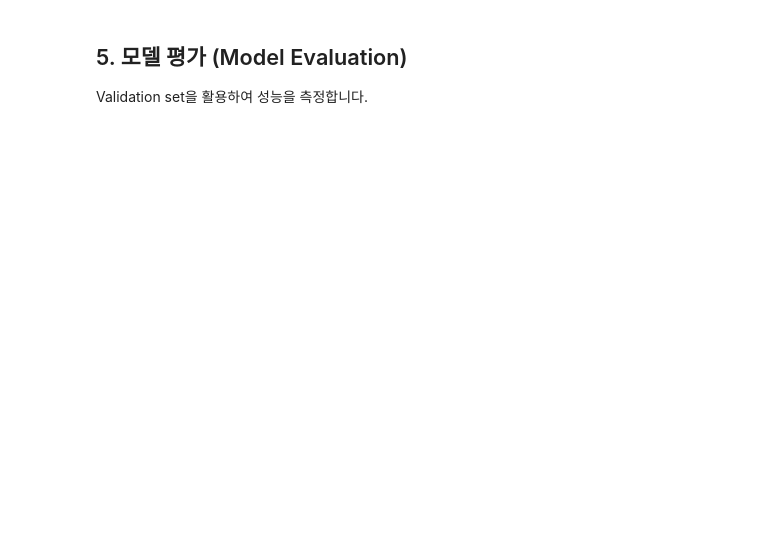
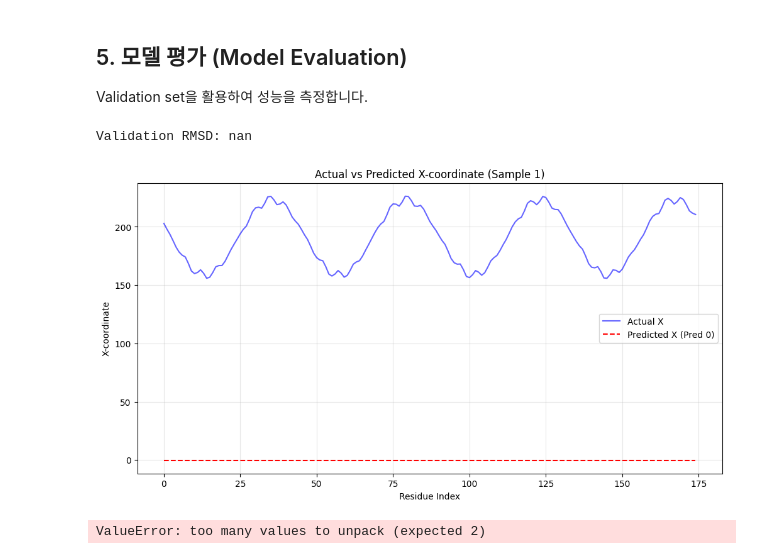
Before and after one commit to tkdwl05/stanford-rna-3d-folding-2, a Jupyter notebook: final_solution.ipynb, the cells around one changed output. Drawn from its saved outputs; the diff is of its cells as text; code cells hidden in the pictures; blank space fills up the shorter version.

```diff
--- a/final_solution.ipynb
+++ b/final_solution.ipynb
@@ -87,0 +93,7 @@ val_loader = DataLoader(val_dataset, batch_size=32, shuffle=False)
+# %%
+train_df['seq_len'] = train_df['sequence'].str.len()
+train_df['coord_len'] = train_df['coordinates'].apply(len)
+mismatch = train_df['seq_len'] != train_df['coord_len']
+
+print("길이 불일치 샘플 수:", mismatch.sum())
+print(train_df.loc[mismatch, ['target_id','seq_len','coord_len']].head())
@@ -145,28 +381,69 @@ Validation set을 활용하여 성능을 측정합니다.
 # %%
 model.eval()
 val_loss = 0
 all_preds = []
 all_targets = []
 
 with torch.no_grad():
-    for seq, target in val_loader:
-        seq, target = seq.to(device), target.to(device)
-        output = model(seq)
-        loss = criterion(output, target)
+    for seq, target, mask in val_loader:
+        seq, target, mask = seq.to(device), target.to(device), mask.to(device)
+        preds = model(seq)
+        loss = criterion(preds, target, mask)
         val_loss += loss.item()
 
-        all_preds.append(output.cpu().numpy())
+        # For visualization, just take the first prediction (k=0)
+        all_preds.append(preds[:, 0, :, :].cpu().numpy())
         all_targets.append(target.cpu().numpy())
 
-print(f"Validation MAE: {val_loss/len(val_loader):.4f}")
+print(f"Validation RMSD: {val_loss/len(val_loader):.4f}")
 
-# 시각화 (첫 번째 샘플의 x축 좌표)
+# Visualization (Sample 1)
 plt.figure(figsize=(12, 6))
-plt.plot(all_targets[0][0, :, 0], label='Actual X', color='blue', alpha=0.6)
-plt.plot(all_preds[0][0, :, 0], label='Predicted X', color='red', linestyle='--')
+# Remove padding via mask
+t_sample = all_targets[0][0]
+p_sample = all_preds[0][0]
+
+mask_viz = np.abs(t_sample).sum(axis=1) > 0
+t_sample = t_sample[mask_viz]
+p_sample = p_sample[mask_viz[:len(p_sample)]]
+
+plt.plot(t_sample[:, 0], label='Actual X', color='blue', alpha=0.6)
+plt.plot(p_sample[:, 0], label='Predicted X (Pred 0)', color='red', linestyle='--')
 plt.title('Actual vs Predicted X-coordinate (Sample 1)')
 plt.xlabel('Residue Index')
 plt.ylabel('X-coordinate')
 plt.legend()
 plt.grid(True, alpha=0.3)
 plt.show()
+# %% [output]
+Validation RMSD: nan
+[figure, added]
+# %%
+# val_loader에서 첫 배치 하나 꺼내서 정확히 비교 시각화
+seq_batch, target_batch = next(iter(val_loader))
+seq_batch = seq_batch.to(device)
+target_batch = target_batch.to(device)
+
+model.eval()
+with torch.no_grad():
+    pred_batch = model(seq_batch)
+
+# 첫 샘플의 실제 길이 (PAD=0 기준)
+seq0 = seq_batch[0].detach().cpu().numpy()
+L = int((seq0 != 0).sum())  # 실제 residue 길이
+
+t0 = target_batch[0].detach().cpu().numpy()[:L]  # (L,3)
+p0 = pred_batch[0].detach().cpu().numpy()[:L]    # (L,3)
+
+import matplotlib.pyplot as plt
+plt.figure(figsize=(12, 6))
+plt.plot(t0[:, 0], label="Actual X", alpha=0.7)
+plt.plot(p0[:, 0], label="Pred X", linestyle="--", alpha=0.9)
+plt.title(f"Actual vs Predicted X (Sample 1, L={L})")
+plt.xlabel("Residue Index")
+plt.ylabel("X-coordinate")
+plt.legend()
+plt.grid(alpha=0.3)
+plt.show()
+# %% [output]
+ValueError: too many values to unpack (expected 2)
```
Also changed, not shown: parts of 15 cells of this notebook, 8 other files.
